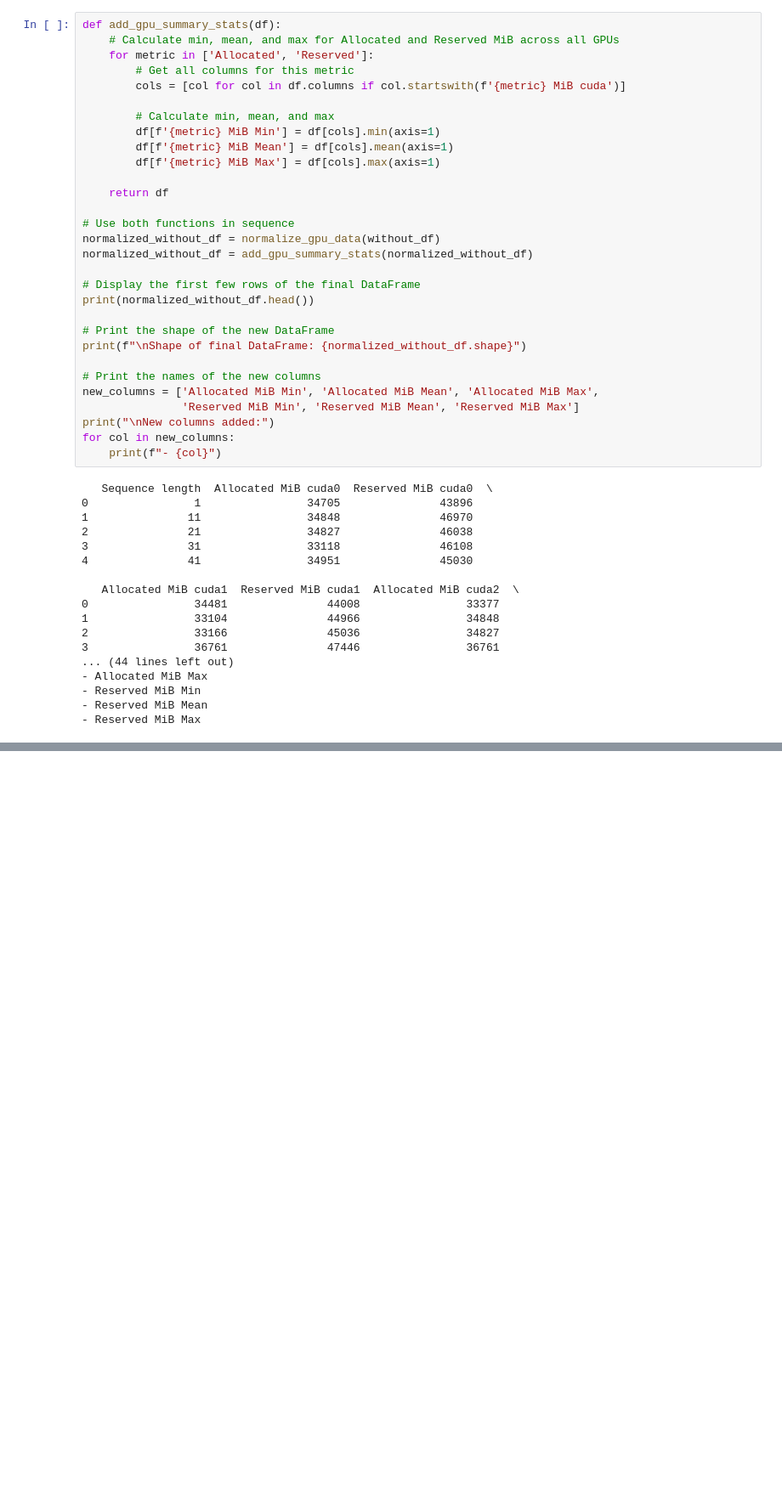
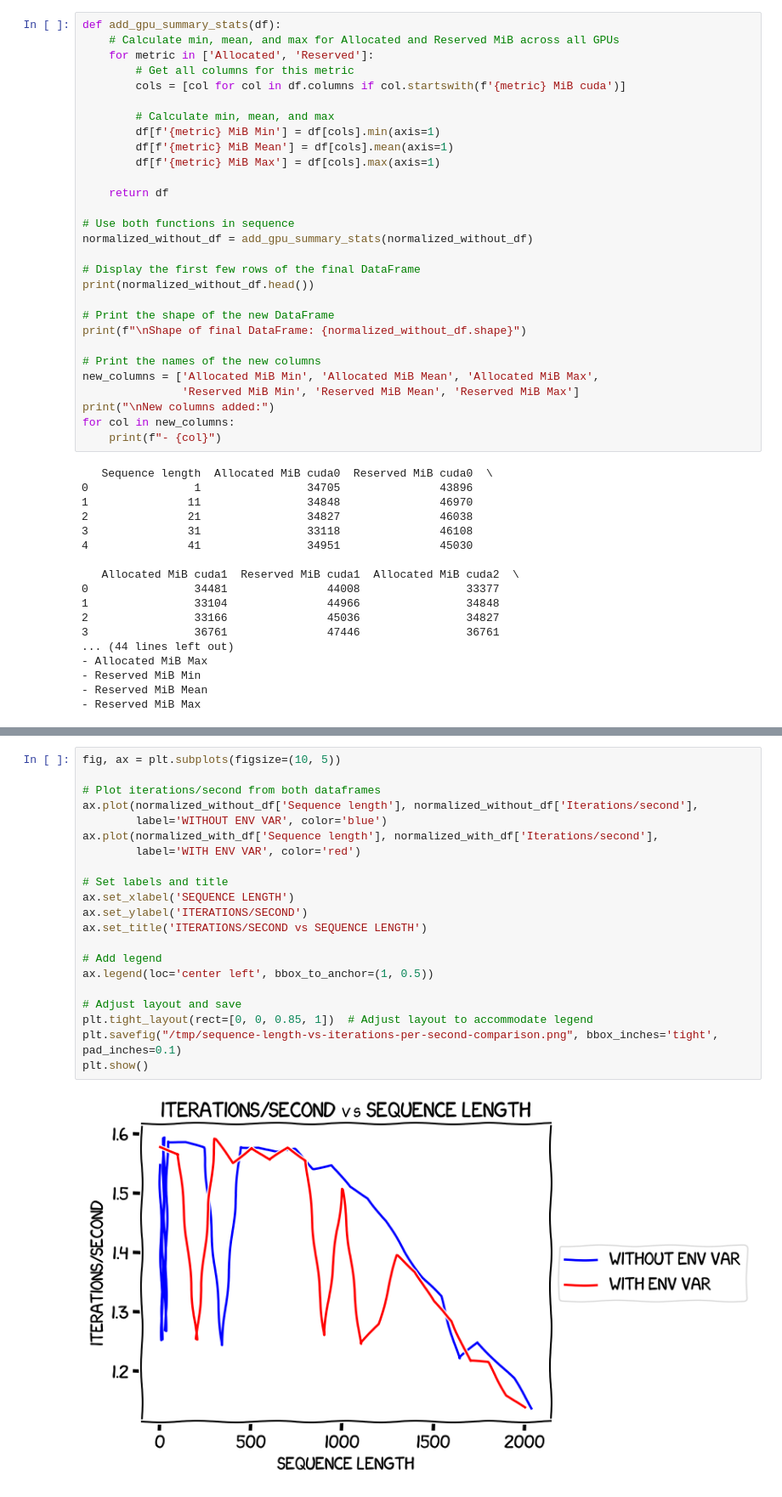
Before and after one commit to gpjt/fine-tune-2024-04, a Jupyter notebook: sequence-length-memory-modeling-8B/charts.ipynb, the cells around one changed output, grey strips where cells are left out. Shown: that part at 85% size. Drawn from its saved outputs; the diff is of its cells as text; blank space fills up the shorter version.

```diff
--- a/sequence-length-memory-modeling-8B/charts.ipynb
+++ b/sequence-length-memory-modeling-8B/charts.ipynb
@@ -144,7 +144,6 @@ def add_gpu_summary_stats(df):
     return df
 
 # Use both functions in sequence
-normalized_without_df = normalize_gpu_data(without_df)
 normalized_without_df = add_gpu_summary_stats(normalized_without_df)
 
 # Display the first few rows of the final DataFrame
@@ -224,0 +306,23 @@ plt.show()
+# %%
+fig, ax = plt.subplots(figsize=(10, 5))
+
+# Plot iterations/second from both dataframes
+ax.plot(normalized_without_df['Sequence length'], normalized_without_df['Iterations/second'],
+        label='WITHOUT ENV VAR', color='blue')
+ax.plot(normalized_with_df['Sequence length'], normalized_with_df['Iterations/second'],
+        label='WITH ENV VAR', color='red')
+
+# Set labels and title
+ax.set_xlabel('SEQUENCE LENGTH')
+ax.set_ylabel('ITERATIONS/SECOND')
+ax.set_title('ITERATIONS/SECOND vs SEQUENCE LENGTH')
+
+# Add legend
+ax.legend(loc='center left', bbox_to_anchor=(1, 0.5))
+
+# Adjust layout and save
+plt.tight_layout(rect=[0, 0, 0.85, 1])  # Adjust layout to accommodate legend
+plt.savefig("/tmp/sequence-length-vs-iterations-per-second-comparison.png", bbox_inches='tight', pad_inches=0.1)
+plt.show()
+# %% [output]
+[figure, added]
```
Also changed, not shown: parts of 10 cells of this notebook, 1 other file.
